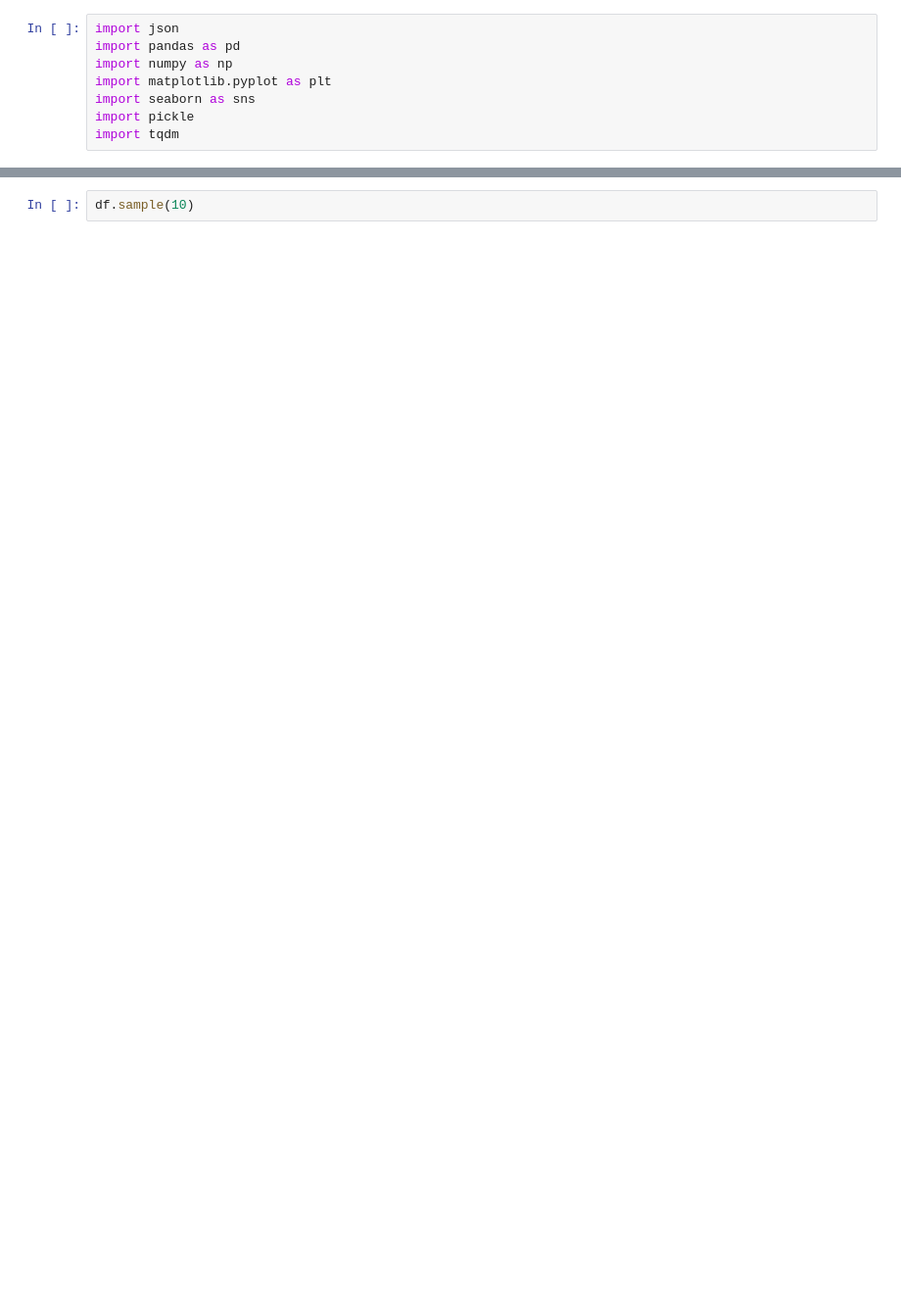
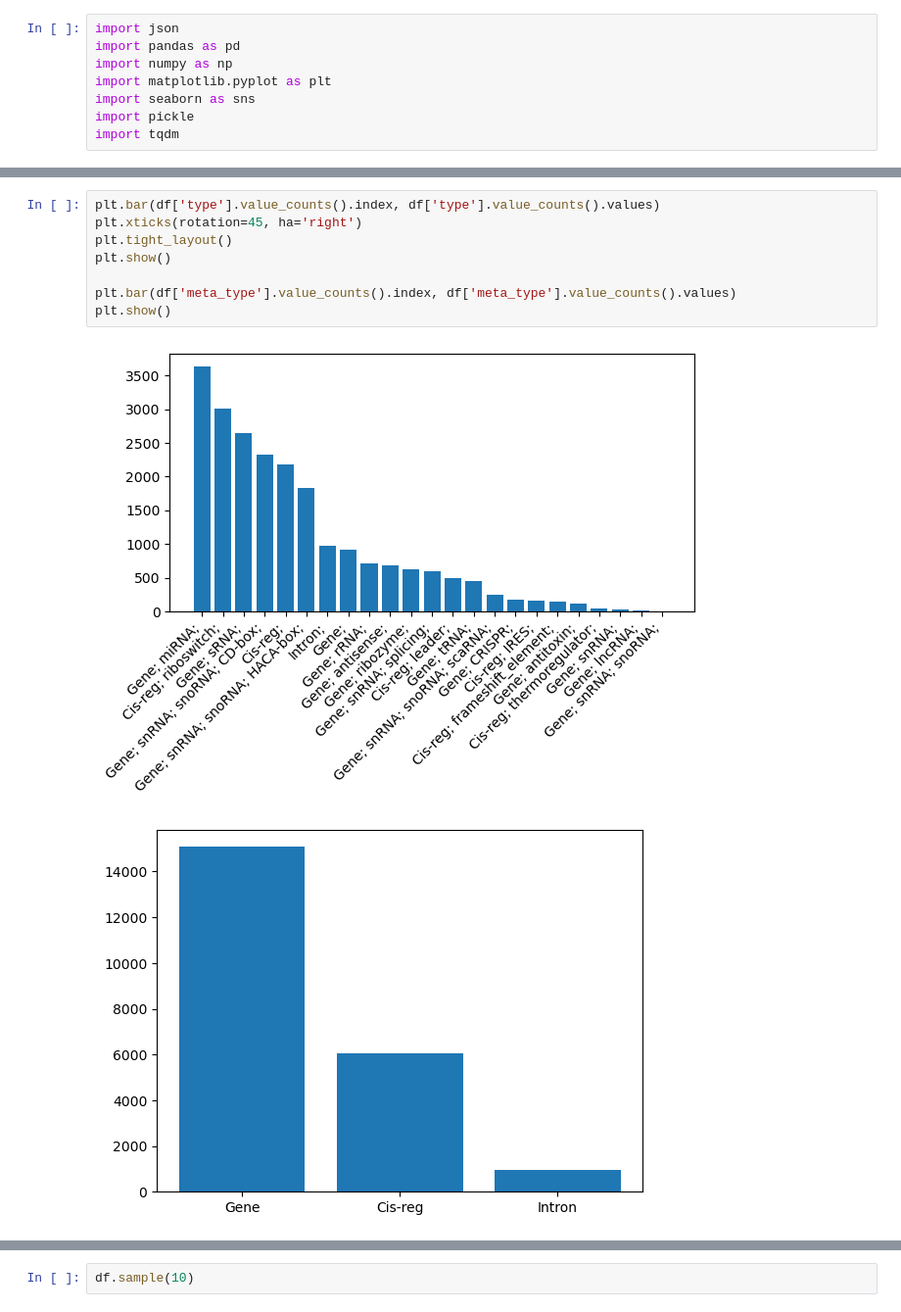
Before and after one commit to Neopoleon/ribozyme, a Jupyter notebook: notebooks/label_analysis.ipynb, the cells around one changed output, grey strips where cells are left out. Shown at 98% size. Saved outputs shown, nothing was run; the diff lists cells and outputs as text; blank space fills up the shorter version.

```diff
--- a/notebooks/label_analysis.ipynb
+++ b/notebooks/label_analysis.ipynb
@@ -56,0 +50,11 @@ plt.show()
+# %%
+plt.bar(df['type'].value_counts().index, df['type'].value_counts().values)
+plt.xticks(rotation=45, ha='right')
+plt.tight_layout()
+plt.show()
+
+plt.bar(df['meta_type'].value_counts().index, df['meta_type'].value_counts().values)
+plt.show()
+# %% [output]
+[figure, added]
+[figure, added]
```
Also changed, not shown: parts of 7 cells of this notebook.
